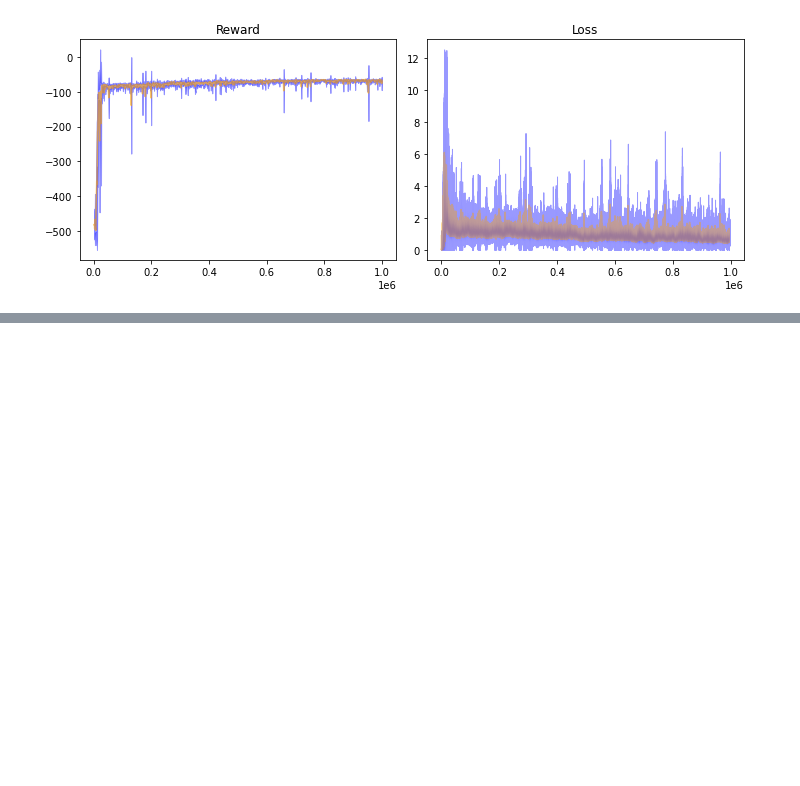
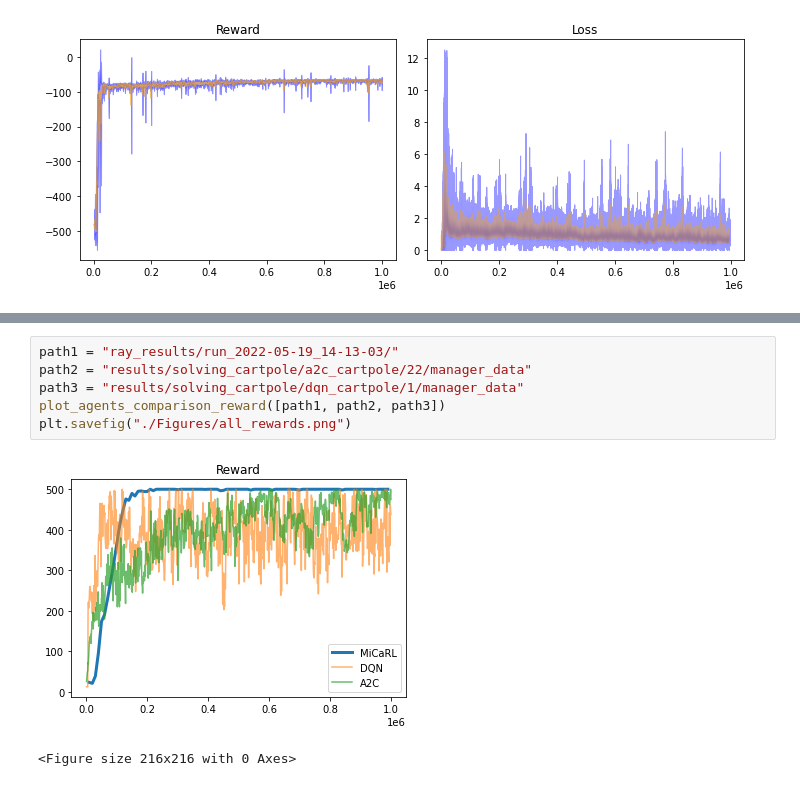
Before and after one commit to riccardodv/MirrorRL, a Jupyter notebook: analyse.ipynb, the cells around one changed output, grey strips where cells are left out. Drawn from its saved outputs; the diff is of its cells as text; blank space fills up the shorter version.

```diff
--- a/analyse.ipynb
+++ b/analyse.ipynb
@@ -341,0 +408,9 @@ plt.savefig("./Figures/dqn_acrobot_"+path.replace("/","_")+".png")
+# %%
+path1 = "ray_results/run_2022-05-19_14-13-03/"
+path2 = "results/solving_cartpole/a2c_cartpole/22/manager_data"
+path3 = "results/solving_cartpole/dqn_cartpole/1/manager_data"
+plot_agents_comparison_reward([path1, path2, path3])
+plt.savefig("./Figures/all_rewards.png")
+# %% [output]
+[figure, added]
+<Figure size 216x216 with 0 Axes>
```
Also changed, not shown: parts of 13 cells of this notebook, 5 other files.
